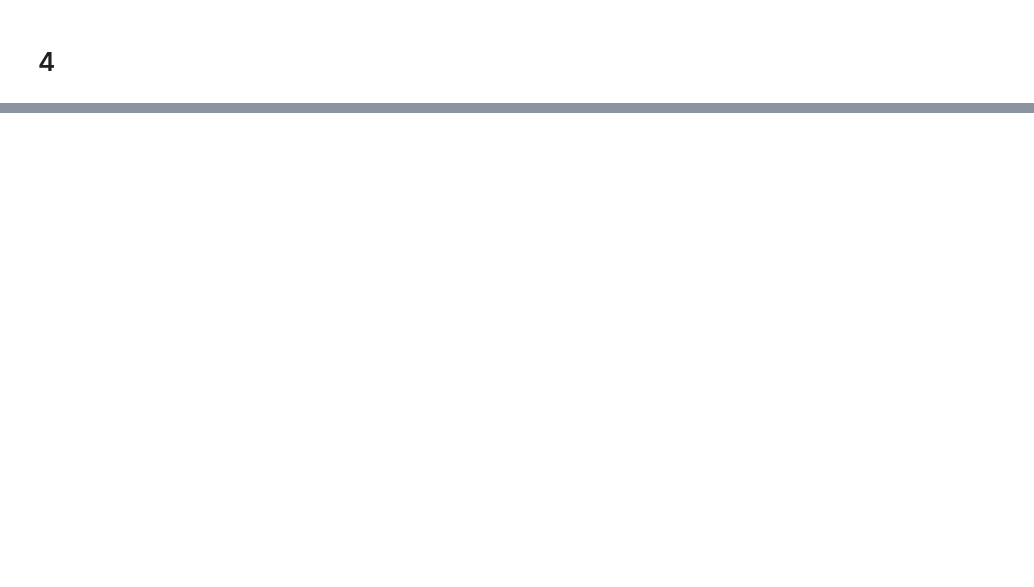
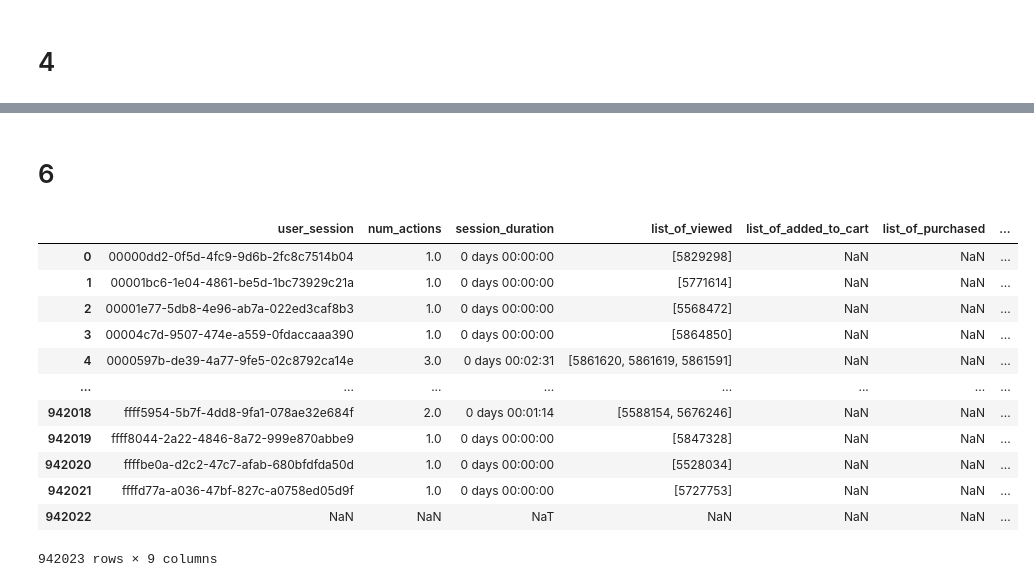
Before and after one commit to binyag/DM_hw_2, a Jupyter notebook: HW_2.ipynb, the cells around one changed output, grey strips where cells are left out. Drawn from its saved outputs; the diff is of its cells as text; code cells hidden in the pictures; blank space fills up the shorter version.

```diff
--- a/HW_2.ipynb
+++ b/HW_2.ipynb
@@ -182,0 +97,29 @@ Name: price, Length: 100001, dtype: float64
+# %% [markdown]
+# 6
+# %%
+session_data = data[['user_id', 'user_session' , 'funnel_number', 'index_in_funnel']].drop_duplicates(subset = 'user_session')
+# %%
+session_counts = data.groupby('user_session').size().reset_index(name='num_actions')
+session_duration = data.groupby('user_session')['event_time'].agg(lambda x: x.max() - x.min()).reset_index(name='session_duration')
+# %%
+viewed_products = data[data['event_type'] == 'view'].groupby('user_session')['product_id'].apply(list).reset_index(name='list_of_viewed')
+cart_products = data[data['event_type'] == 'cart'].groupby('user_session')['product_id'].apply(list).reset_index(name='list_of_added_to_cart')
+purchased_products = data[data['event_type'] == 'purchase'].groupby('user_session')['product_id'].apply(list).reset_index(name='list_of_purchased')
+
+session_data = session_counts.merge(session_duration, on='user_session', how='outer').merge(viewed_products, on='user_session', how='outer').merge(cart_products, on='user_session', how='outer').merge(purchased_products, on='user_session', how='outer').merge(session_data, on='user_session', how='outer')
+# %%
+session_data
+# %% [output]
+|  | user_session | num_actions | session_duration | list_of_viewed | list_of_added_to_cart | list_of_purchased | ... |
+| 0 | 00000dd2-0f5d-4fc9-9d6b-2fc8c7514b04 | 1.0 | 0 days 00:00:00 | [5829298] | NaN | NaN | ... |
+| 1 | 00001bc6-1e04-4861-be5d-1bc73929c21a | 1.0 | 0 days 00:00:00 | [5771614] | NaN | NaN | ... |
+| 2 | 00001e77-5db8-4e96-ab7a-022ed3caf8b3 | 1.0 | 0 days 00:00:00 | [5568472] | NaN | NaN | ... |
+| 3 | 00004c7d-9507-474e-a559-0fdaccaaa390 | 1.0 | 0 days 00:00:00 | [5864850] | NaN | NaN | ... |
+| 4 | 0000597b-de39-4a77-9fe5-02c8792ca14e | 3.0 | 0 days 00:02:31 | [5861620, 5861619, 5861591] | NaN | NaN | ... |
+| ... | ... | ... | ... | ... | ... | ... | ... |
+| 942018 | ffff5954-5b7f-4dd8-9fa1-078ae32e684f | 2.0 | 0 days 00:01:14 | [5588154, 5676246] | NaN | NaN | ... |
+| 942019 | ffff8044-2a22-4846-8a72-999e870abbe9 | 1.0 | 0 days 00:00:00 | [5847328] | NaN | NaN | ... |
+| 942020 | ffffbe0a-d2c2-47c7-afab-680bfdfda50d | 1.0 | 0 days 00:00:00 | [5528034] | NaN | NaN | ... |
+| 942021 | ffffd77a-a036-47bf-827c-a0758ed05d9f | 1.0 | 0 days 00:00:00 | [5727753] | NaN | NaN | ... |
+| 942022 | NaN | NaN | NaT | NaN | NaN | NaN | ... |
+942023 rows × 9 columns
```
Also changed, not shown: parts of 22 cells of this notebook.
